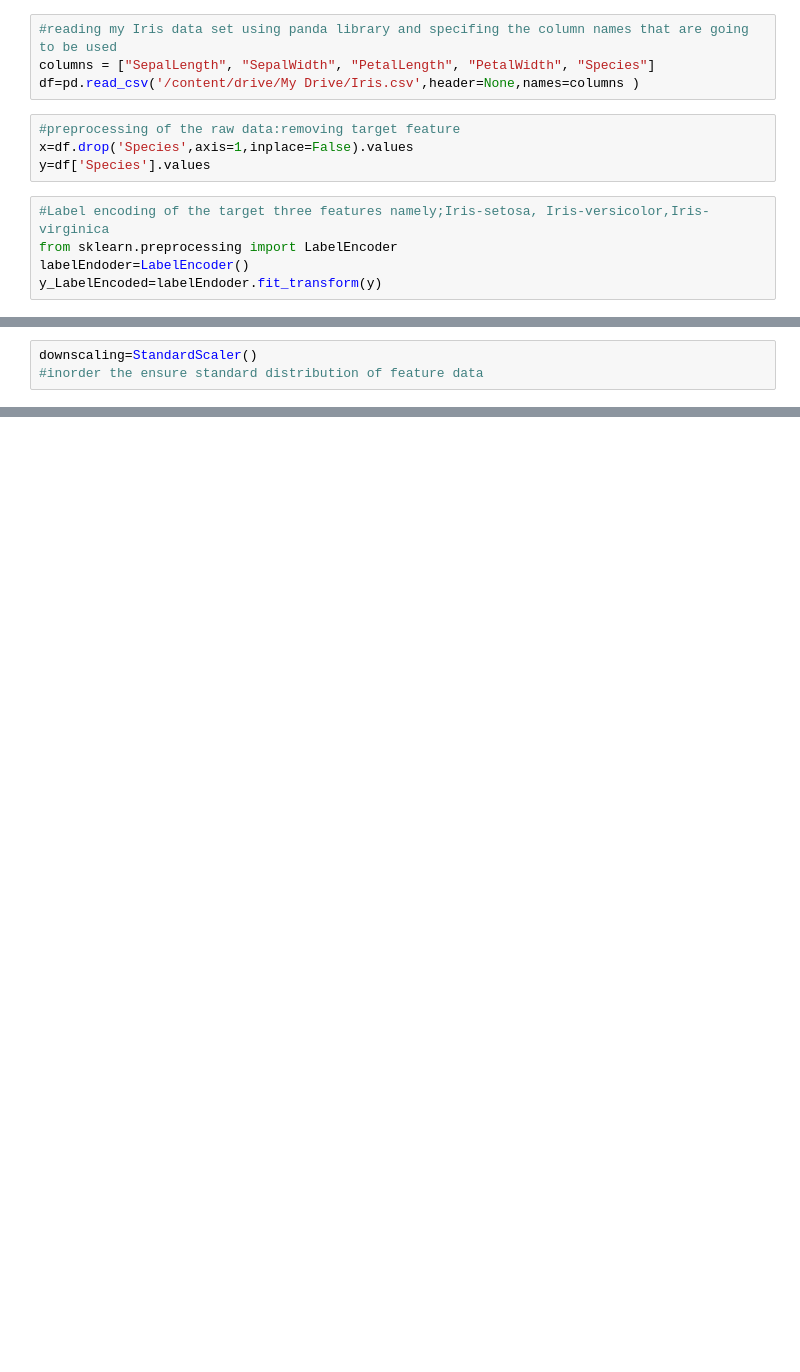
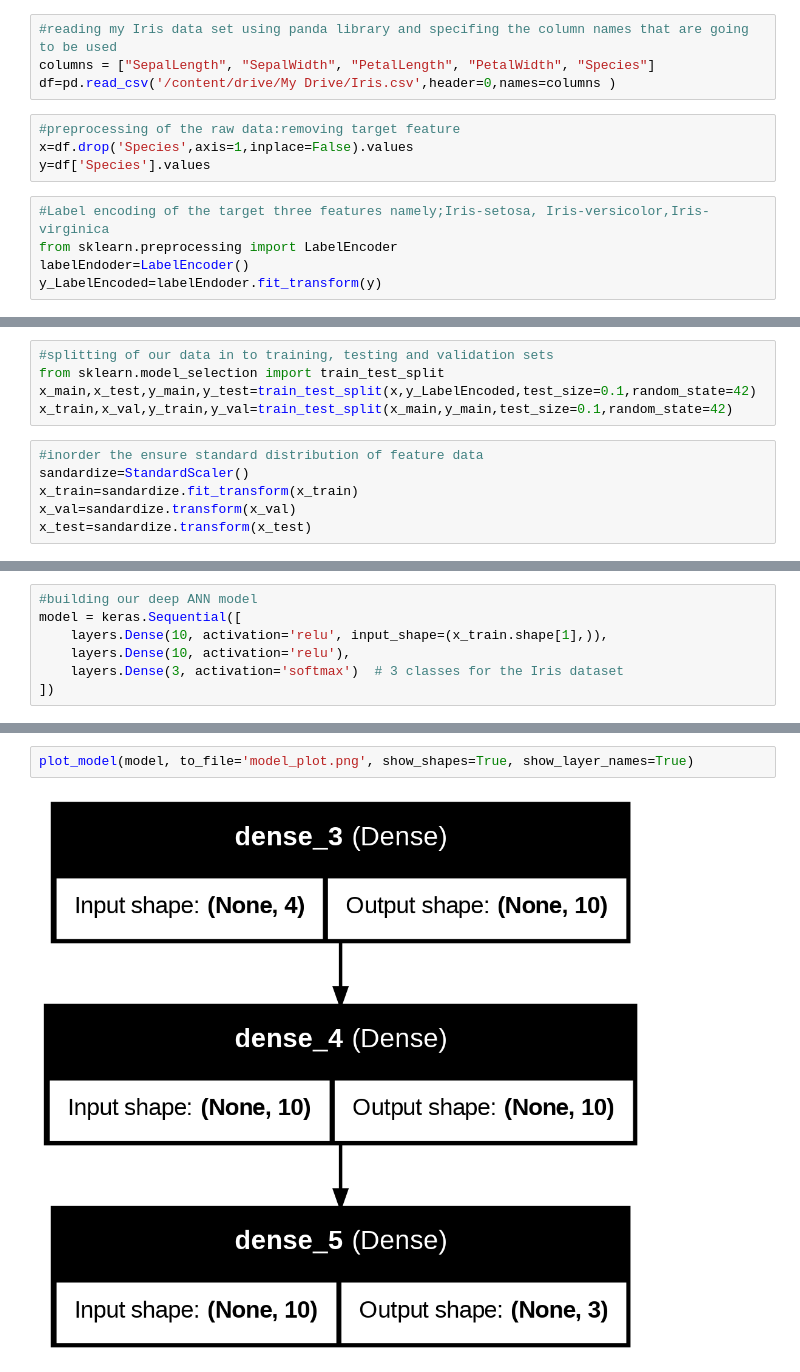
Before and after one commit to DSpike/Iris_Plan_Classification, a Jupyter notebook: Iris_Plant_Classification.ipynb, the cells around one changed output, grey strips where cells are left out. Saved outputs shown, nothing was run; the diff lists cells and outputs as text; blank space fills up the shorter version.

```diff
--- a/Iris_Plant_Classification.ipynb
+++ b/Iris_Plant_Classification.ipynb
@@ -17,7 +20,7 @@ Mounted at /content/drive
 # %%
 #reading my Iris data set using panda library and specifing the column names that are going to be used
 columns = ["SepalLength", "SepalWidth", "PetalLength", "PetalWidth", "Species"]
-df=pd.read_csv('/content/drive/My Drive/Iris.csv',header=None,names=columns )
+df=pd.read_csv('/content/drive/My Drive/Iris.csv',header=0,names=columns )
 # %%
 #preprocessing of the raw data:removing target feature
 x=df.drop('Species',axis=1,inplace=False).values
@@ -40,3 +33,11 @@ array([3, 0, 0, 0, 0, 0, 0, 0, 0, 0, 0, 0, 0, 0, 0, 0, 0, 0, 0, 0, 0, 0,
+# %%
+#splitting of our data in to training, testing and validation sets
+from sklearn.model_selection import train_test_split
+x_main,x_test,y_main,y_test=train_test_split(x,y_LabelEncoded,test_size=0.1,random_state=42)
+x_train,x_val,y_train,y_val=train_test_split(x_main,y_main,test_size=0.1,random_state=42)
 # %%
-downscaling=StandardScaler()
 #inorder the ensure standard distribution of feature data
+sandardize=StandardScaler()
+x_train=sandardize.fit_transform(x_train)
+x_val=sandardize.transform(x_val)
+x_test=sandardize.transform(x_test)
@@ -48,0 +44,7 @@ sklearn.__version__
+# %%
+#building our deep ANN model
+model = keras.Sequential([
+    layers.Dense(10, activation='relu', input_shape=(x_train.shape[1],)),
+    layers.Dense(10, activation='relu'),
+    layers.Dense(3, activation='softmax')  # 3 classes for the Iris dataset
+])
@@ -48,0 +67,4 @@ sklearn.__version__
+# %%
+plot_model(model, to_file='model_plot.png', show_shapes=True, show_layer_names=True)
+# %% [output]
+[figure, added]
```
Also changed, not shown: parts of 8 cells of this notebook.
